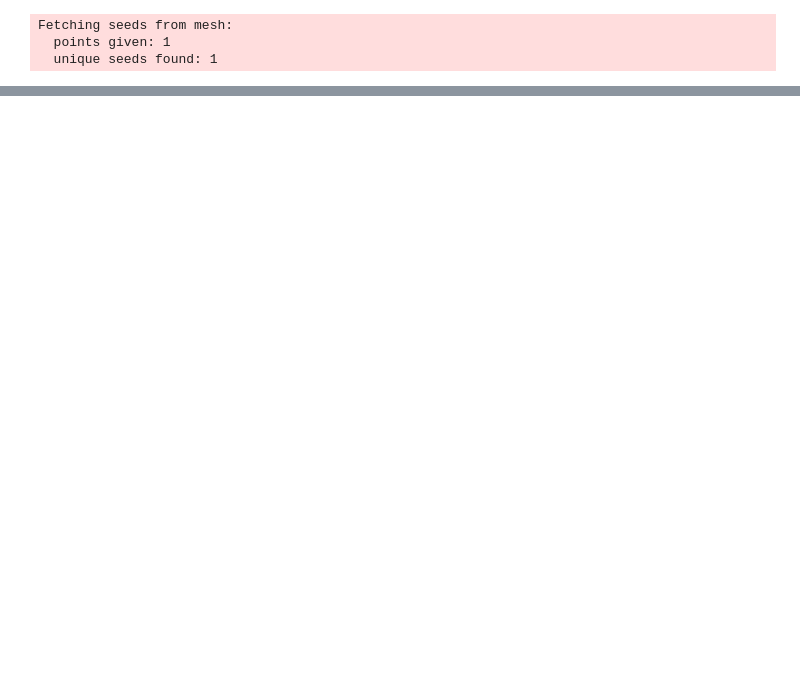
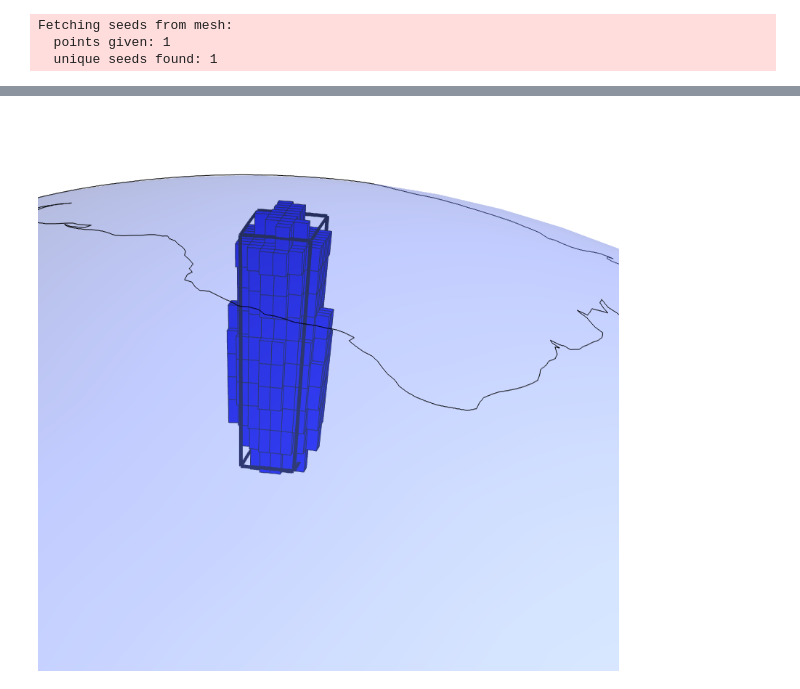
Before and after one commit to imclab/fatiando, a Jupyter notebook: usr/leo/harvester/gravmag_harvester_grav_tesseroid.ipynb, the cells around one changed output, grey strips where cells are left out. Cells and saved outputs as stored; diff of their text form; code cells hidden in the pictures; blank space fills up the shorter version.

```diff
--- a/usr/leo/harvester/gravmag_harvester_grav_tesseroid.ipynb
+++ b/usr/leo/harvester/gravmag_harvester_grav_tesseroid.ipynb
@@ -106,4 +121,8 @@ scene.scene.render()
 myv.show()
+# %%
+Image(filename='result.png')
+# %% [output]
+[figure, added]
 # %%
 with open('result.pickle', 'w') as f:
     pickle.dump([estimate, predicted], f)
```
Also changed, not shown: parts of 7 cells of this notebook.
